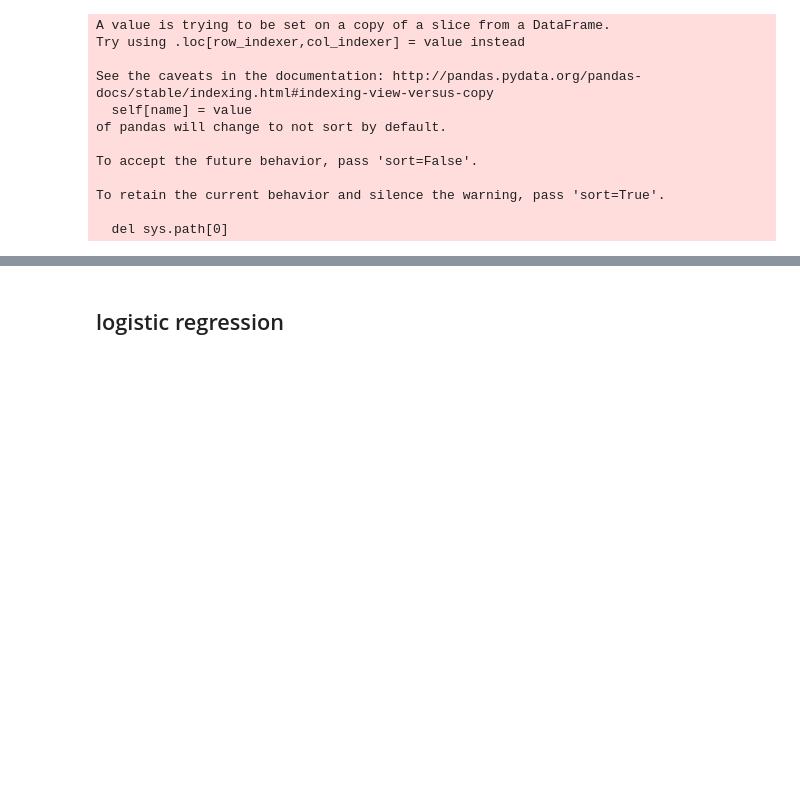
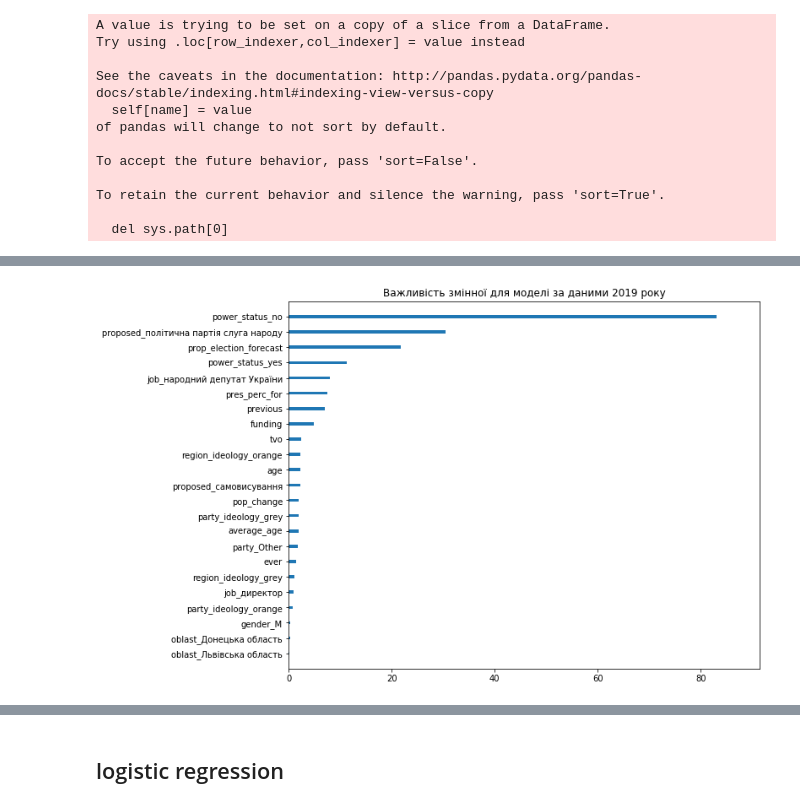
Before and after one commit to texty/parliamentary_elections_forecasting_2019, a Jupyter notebook: h2o.ipynb, the cells around one changed output, grey strips where cells are left out. Cells and saved outputs as stored; diff of their text form; code cells hidden in the pictures; blank space fills up the shorter version.

```diff
--- a/h2o.ipynb
+++ b/h2o.ipynb
@@ -1291 +1302,5 @@ model_check.plot_importance(save_plot=True, plot_name='importance_plot_2019_basi
+# %%
+model_check.plot_importance()
+# %% [output]
+[figure, added]
 # %%
```
Also changed, not shown: parts of 7 cells of this notebook, 4 other files.
